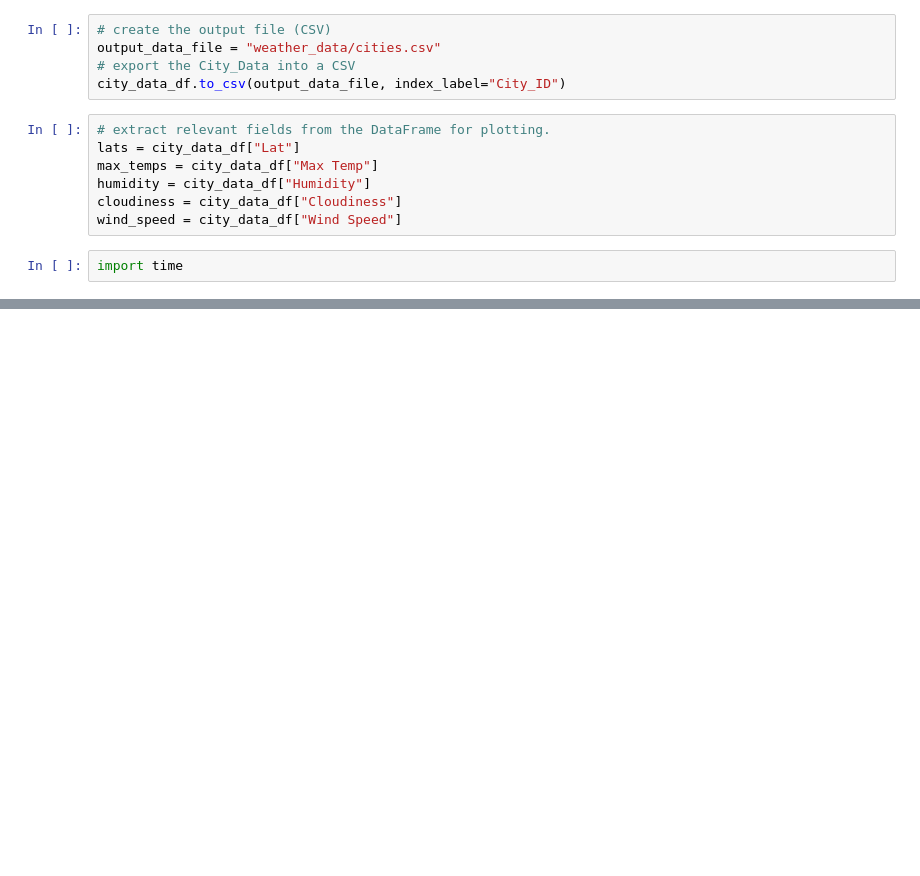
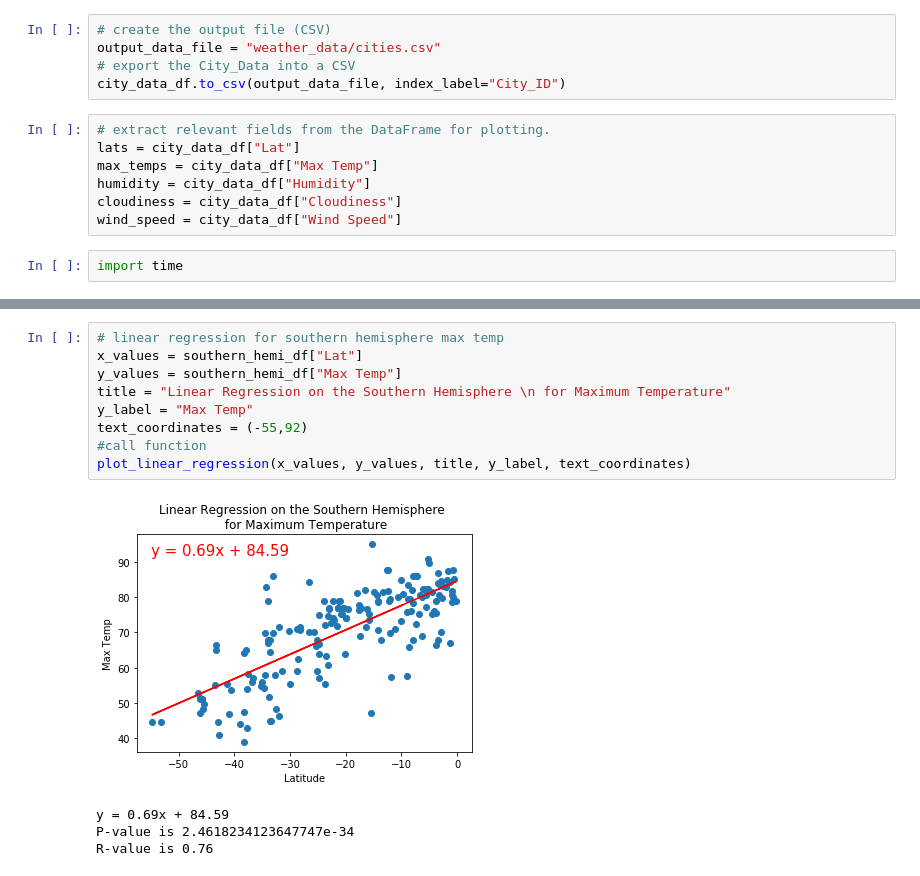
Before and after one commit to jtwalker126/World_Weather_Analysis, a Jupyter notebook: WeatherPy.ipynb, the cells around one changed output, grey strips where cells are left out. Drawn from its saved outputs; the diff is of its cells as text; blank space fills up the shorter version.

```diff
--- a/WeatherPy.ipynb
+++ b/WeatherPy.ipynb
@@ -255,0 +319,14 @@ plt.show()
+# %%
+# linear regression for southern hemisphere max temp
+x_values = southern_hemi_df["Lat"]
+y_values = southern_hemi_df["Max Temp"]
+title = "Linear Regression on the Southern Hemisphere \n for Maximum Temperature"
+y_label = "Max Temp"
+text_coordinates = (-55,92)
+#call function
+plot_linear_regression(x_values, y_values, title, y_label, text_coordinates)
+# %% [output]
+[figure, added]
+y = 0.69x + 84.59
+P-value is 2.4618234123647747e-34
+R-value is 0.76
```
Also changed, not shown: parts of 20 cells of this notebook, 5 other files.
